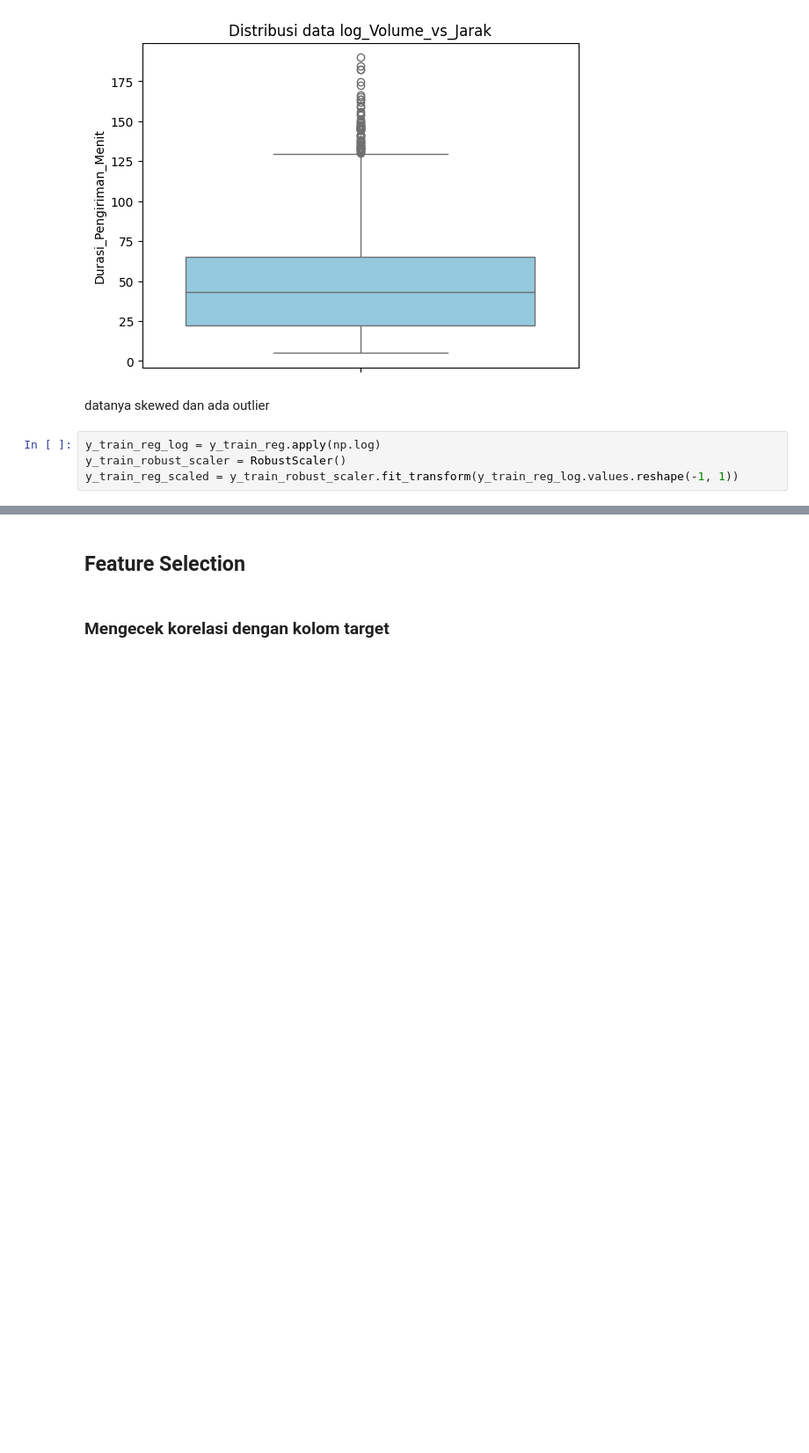
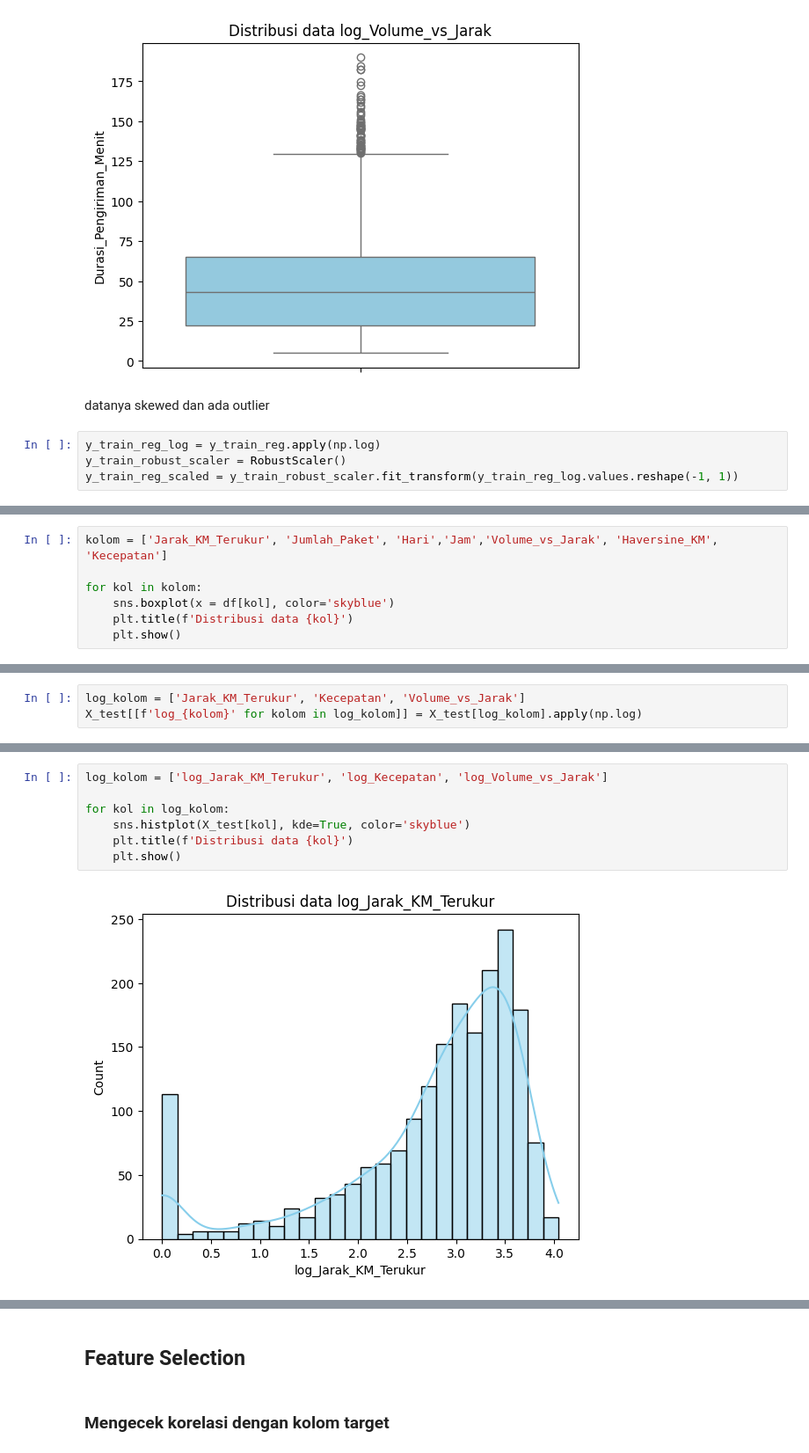
Before and after one commit to NurulAis/last-mile-delivery-optimizer, a Jupyter notebook: notebooks/Model_Training.ipynb, the cells around one changed output, grey strips where cells are left out. Shown at 88% size. Saved outputs shown, nothing was run; the diff lists cells and outputs as text; blank space fills up the shorter version.

```diff
--- a/notebooks/Model_Training.ipynb
+++ b/notebooks/Model_Training.ipynb
@@ -474,0 +540,7 @@ y_train_reg_scaled = y_train_robust_scaler.fit_transform(y_train_reg_log.values.
+# %%
+kolom = ['Jarak_KM_Terukur', 'Jumlah_Paket', 'Hari','Jam','Volume_vs_Jarak', 'Haversine_KM', 'Kecepatan']
+
+for kol in kolom:
+    sns.boxplot(x = df[kol], color='skyblue')
+    plt.title(f'Distribusi data {kol}')
+    plt.show()
@@ -474,0 +555,3 @@ y_train_reg_scaled = y_train_robust_scaler.fit_transform(y_train_reg_log.values.
+# %%
+log_kolom = ['Jarak_KM_Terukur', 'Kecepatan', 'Volume_vs_Jarak']
+X_test[[f'log_{kolom}' for kolom in log_kolom]] = X_test[log_kolom].apply(np.log)
@@ -474,0 +567,9 @@ y_train_reg_scaled = y_train_robust_scaler.fit_transform(y_train_reg_log.values.
+# %%
+log_kolom = ['log_Jarak_KM_Terukur', 'log_Kecepatan', 'log_Volume_vs_Jarak']
+
+for kol in log_kolom:
+    sns.histplot(X_test[kol], kde=True, color='skyblue')
+    plt.title(f'Distribusi data {kol}')
+    plt.show()
+# %% [output]
+[figure, added]
```
Also changed, not shown: parts of 56 cells of this notebook.
